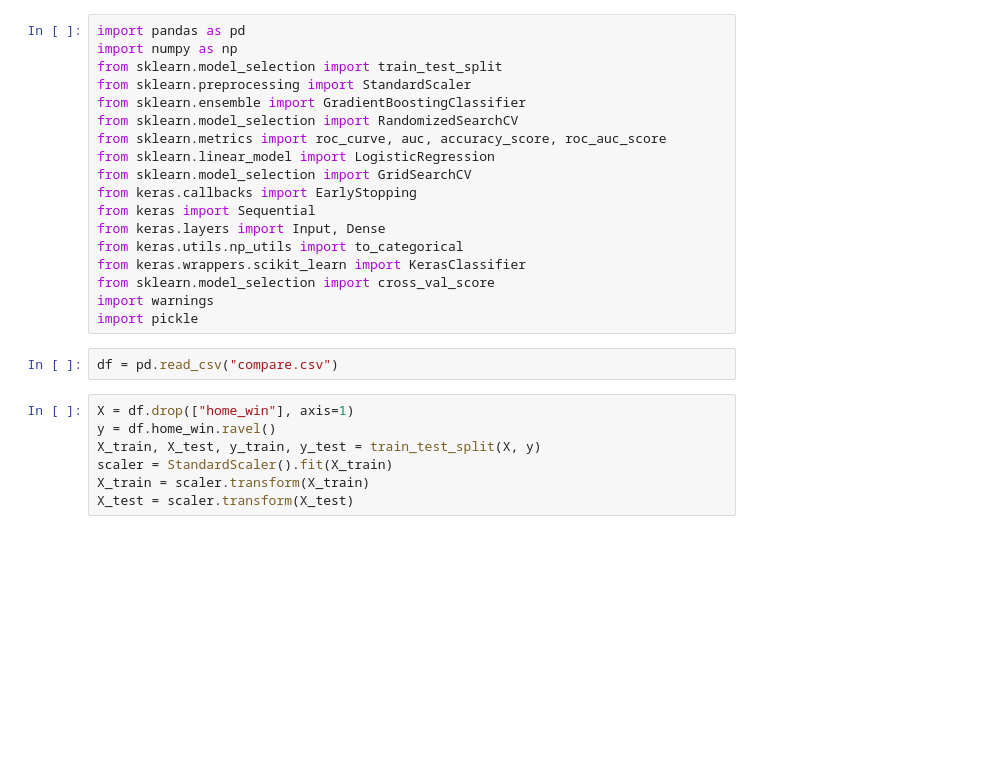
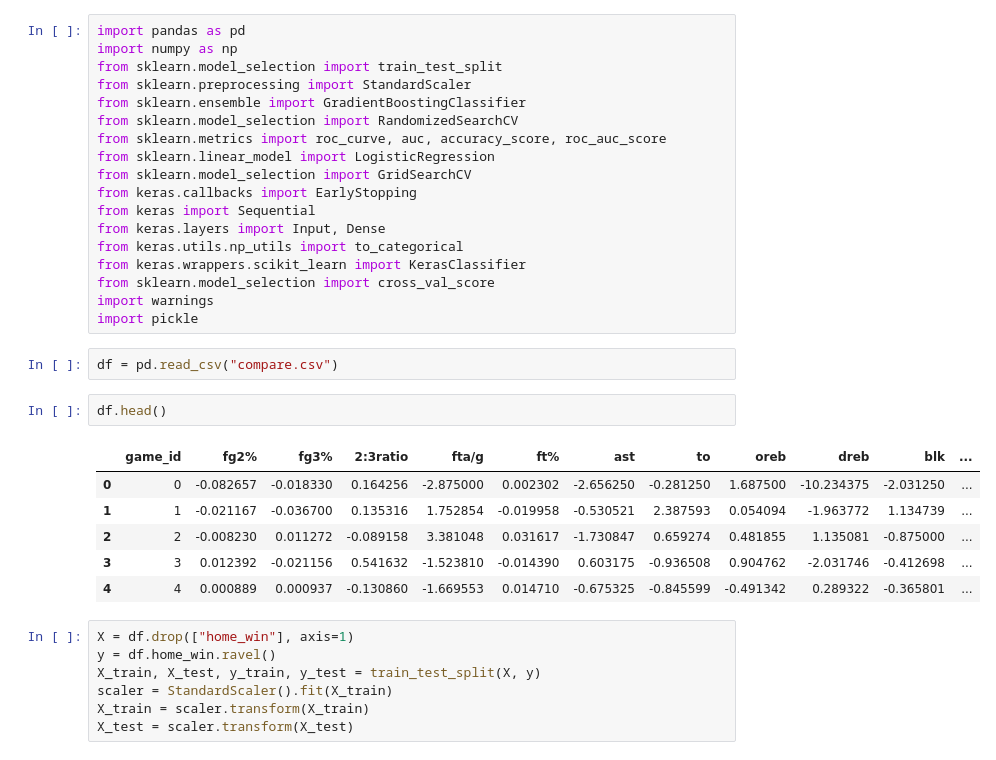
Before and after one commit to abewoycke/NBA-Projections, a Jupyter notebook: 4_Preprocessing_Modeling/NBA Projections Preprocessing Modeling Clean.ipynb, the cells around one changed output. Cells and saved outputs as stored; diff of their text form; blank space fills up the shorter version.

```diff
--- a/4_Preprocessing_Modeling/NBA Projections Preprocessing Modeling Clean.ipynb
+++ b/4_Preprocessing_Modeling/NBA Projections Preprocessing Modeling Clean.ipynb
@@ -22,6 +22,15 @@ import warnings
 import pickle
 # %%
 df = pd.read_csv("compare.csv")
+# %%
+df.head()
+# %% [output]
+|  | game_id | fg2% | fg3% | 2:3ratio | fta/g | ft% | ast | to | oreb | dreb | blk | ... |
+| 0 | 0 | -0.082657 | -0.018330 | 0.164256 | -2.875000 | 0.002302 | -2.656250 | -0.281250 | 1.687500 | -10.234375 | -2.031250 | ... |
+| 1 | 1 | -0.021167 | -0.036700 | 0.135316 | 1.752854 | -0.019958 | -0.530521 | 2.387593 | 0.054094 | -1.963772 | 1.134739 | ... |
+| 2 | 2 | -0.008230 | 0.011272 | -0.089158 | 3.381048 | 0.031617 | -1.730847 | 0.659274 | 0.481855 | 1.135081 | -0.875000 | ... |
+| 3 | 3 | 0.012392 | -0.021156 | 0.541632 | -1.523810 | -0.014390 | 0.603175 | -0.936508 | 0.904762 | -2.031746 | -0.412698 | ... |
+| 4 | 4 | 0.000889 | 0.000937 | -0.130860 | -1.669553 | 0.014710 | -0.675325 | -0.845599 | -0.491342 | 0.289322 | -0.365801 | ... |
 # %%
 X = df.drop(["home_win"], axis=1)
 y = df.home_win.ravel()
```
Also changed, not shown: 5 other files.
